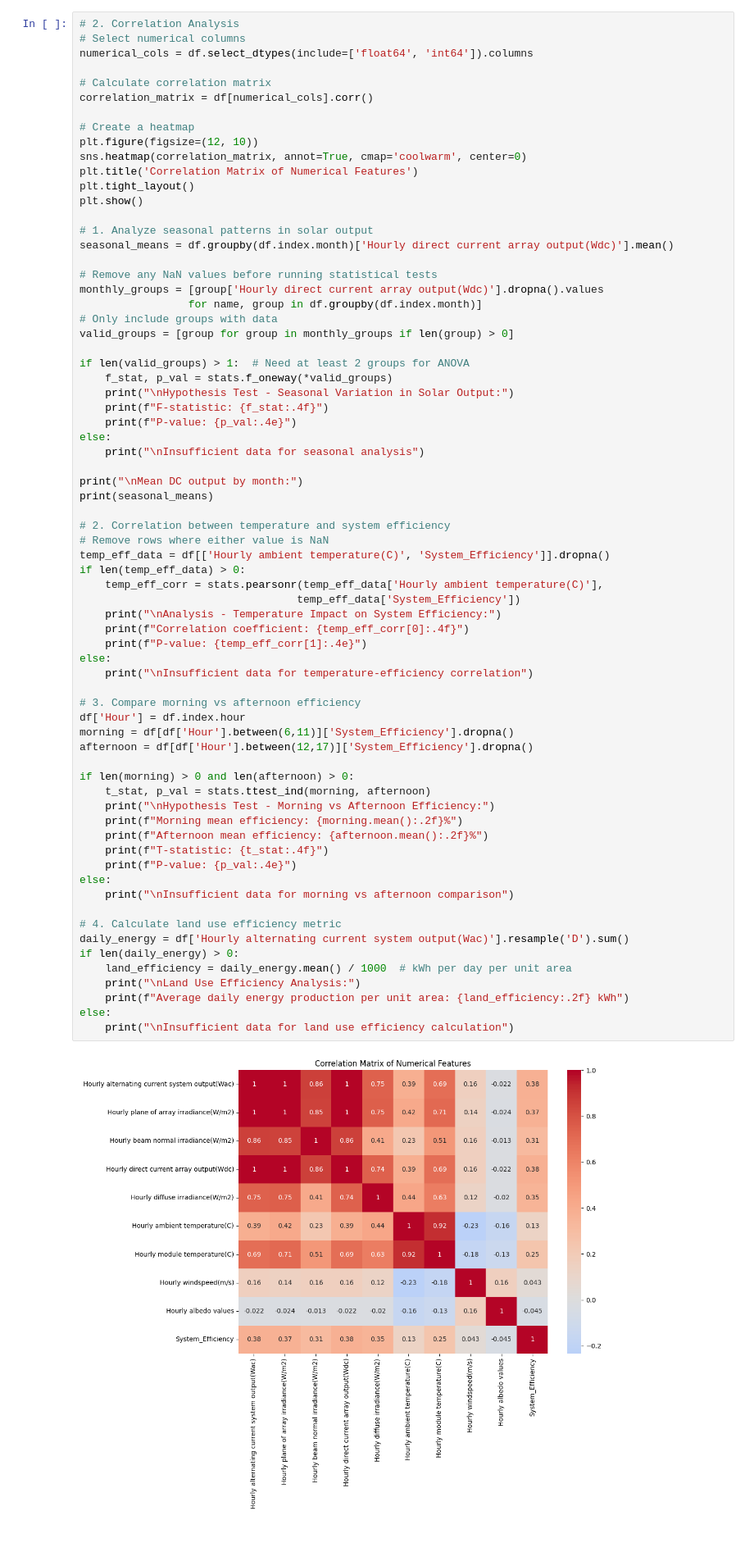
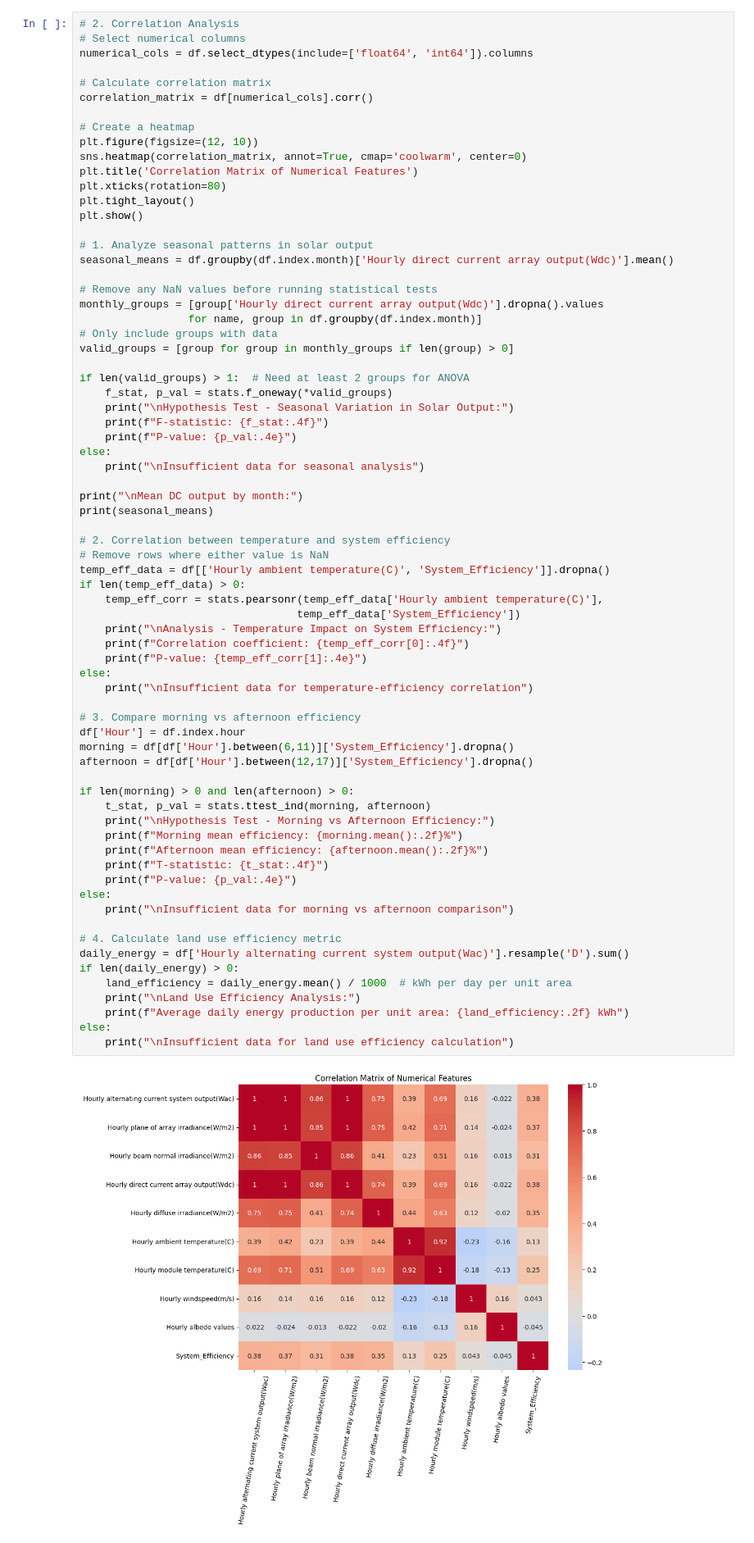
Before and after one commit to MollyCTarter/Agrivoltaics, a Jupyter notebook: Data.ipynb, the cells around one changed output. Shown at 82% size. Saved outputs shown, nothing was run; the diff lists cells and outputs as text.

```diff
--- a/Data.ipynb
+++ b/Data.ipynb
@@ -162,6 +163,7 @@ correlation_matrix = df[numerical_cols].corr()
 plt.figure(figsize=(12, 10))
 sns.heatmap(correlation_matrix, annot=True, cmap='coolwarm', center=0)
 plt.title('Correlation Matrix of Numerical Features')
+plt.xticks(rotation=80)
 plt.tight_layout()
 plt.show()
 
@@ -194,32 +196,32 @@ if len(temp_eff_data) > 0:
     print("\nAnalysis - Temperature Impact on System Efficiency:")
     print(f"Correlation coefficient: {temp_eff_corr[0]:.4f}")
     print(f"P-value: {temp_eff_corr[1]:.4e}")
 else:
     print("\nInsufficient data for temperature-efficiency correlation")
 
 # 3. Compare morning vs afternoon efficiency
 df['Hour'] = df.index.hour
 morning = df[df['Hour'].between(6,11)]['System_Efficiency'].dropna()
 afternoon = df[df['Hour'].between(12,17)]['System_Efficiency'].dropna()
 
 if len(morning) > 0 and len(afternoon) > 0:
     t_stat, p_val = stats.ttest_ind(morning, afternoon)
     print("\nHypothesis Test - Morning vs Afternoon Efficiency:")
     print(f"Morning mean efficiency: {morning.mean():.2f}%")
     print(f"Afternoon mean efficiency: {afternoon.mean():.2f}%")
     print(f"T-statistic: {t_stat:.4f}")
     print(f"P-value: {p_val:.4e}")
 else:
     print("\nInsufficient data for morning vs afternoon comparison")
 
 # 4. Calculate land use efficiency metric
 daily_energy = df['Hourly alternating current system output(Wac)'].resample('D').sum()
 if len(daily_energy) > 0:
     land_efficiency = daily_energy.mean() / 1000  # kWh per day per unit area
     print("\nLand Use Efficiency Analysis:")
     print(f"Average daily energy production per unit area: {land_efficiency:.2f} kWh")
 else:
     print("\nInsufficient data for land use efficiency calculation")
 # %% [output]
-[figure, old version]
+[figure, new version]
 Hypothesis Test - Seasonal Variation in Solar Output:
```
Also changed, not shown: parts of 2 cells of this notebook, 2 other files.
